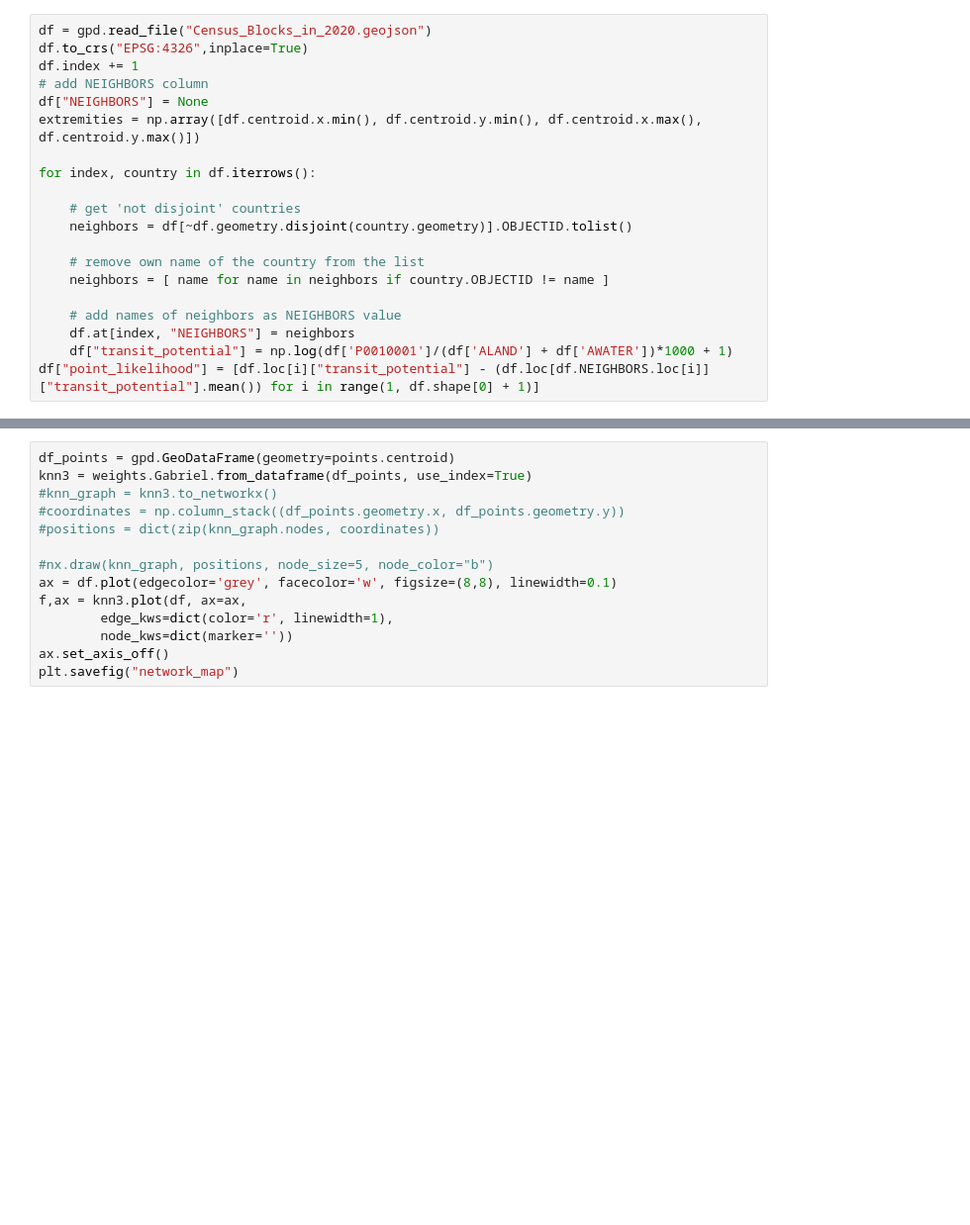
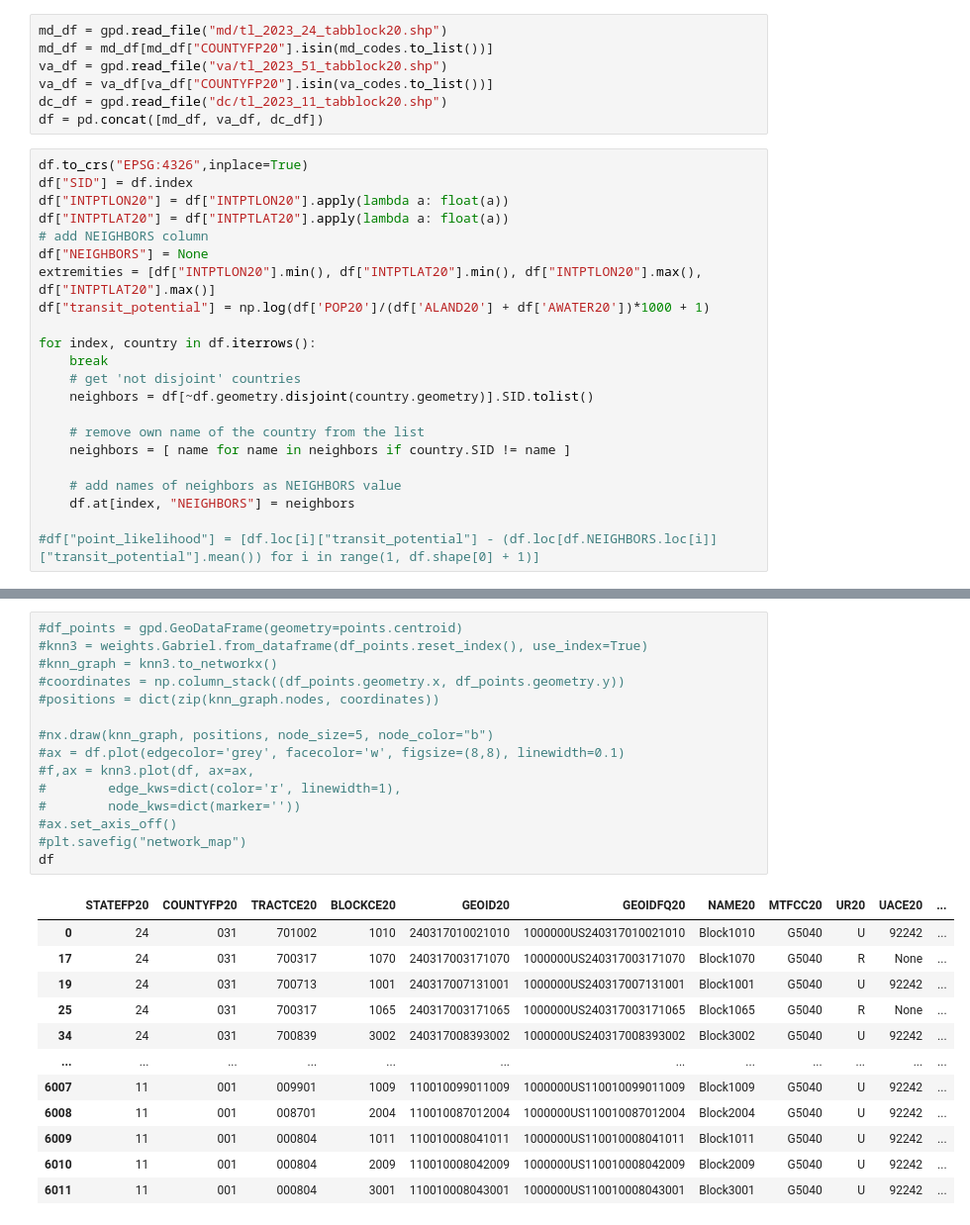
Before and after one commit to spencerrjenkins/cmsc725_wmata_map, a Jupyter notebook: eda.ipynb, the cells around one changed output, grey strips where cells are left out. Shown at 99% size. Cells and saved outputs as stored; diff of their text form; blank space fills up the shorter version.

Commit message:
New data

```diff
--- a/eda.ipynb
+++ b/eda.ipynb
@@ -25,20 +37,29 @@ def get_points(df, layers=5):
+# %%
+md_df = gpd.read_file("md/tl_2023_24_tabblock20.shp")
+md_df = md_df[md_df["COUNTYFP20"].isin(md_codes.to_list())]
+va_df = gpd.read_file("va/tl_2023_51_tabblock20.shp")
+va_df = va_df[va_df["COUNTYFP20"].isin(va_codes.to_list())]
+dc_df = gpd.read_file("dc/tl_2023_11_tabblock20.shp")
+df = pd.concat([md_df, va_df, dc_df])
 # %%
-df = gpd.read_file("Census_Blocks_in_2020.geojson")
 df.to_crs("EPSG:4326",inplace=True)
-df.index += 1
+df["SID"] = df.index
+df["INTPTLON20"] = df["INTPTLON20"].apply(lambda a: float(a))
+df["INTPTLAT20"] = df["INTPTLAT20"].apply(lambda a: float(a))
 # add NEIGHBORS column
 df["NEIGHBORS"] = None
-extremities = np.array([df.centroid.x.min(), df.centroid.y.min(), df.centroid.x.max(), df.centroid.y.max()])
+extremities = [df["INTPTLON20"].min(), df["INTPTLAT20"].min(), df["INTPTLON20"].max(), df["INTPTLAT20"].max()]
+df["transit_potential"] = np.log(df['POP20']/(df['ALAND20'] + df['AWATER20'])*1000 + 1)
 
 for index, country in df.iterrows():
-
+    break
     # get 'not disjoint' countries
-    neighbors = df[~df.geometry.disjoint(country.geometry)].OBJECTID.tolist()
+    neighbors = df[~df.geometry.disjoint(country.geometry)].SID.tolist()
 
     # remove own name of the country from the list
-    neighbors = [ name for name in neighbors if country.OBJECTID != name ]
+    neighbors = [ name for name in neighbors if country.SID != name ]
 
     # add names of neighbors as NEIGHBORS value
     df.at[index, "NEIGHBORS"] = neighbors
-    df["transit_potential"] = np.log(df['P0010001']/(df['ALAND'] + df['AWATER'])*1000 + 1)
-df["point_likelihood"] = [df.loc[i]["transit_potential"] - (df.loc[df.NEIGHBORS.loc[i]]["transit_potential"].mean()) for i in range(1, df.shape[0] + 1)]
+
+#df["point_likelihood"] = [df.loc[i]["transit_potential"] - (df.loc[df.NEIGHBORS.loc[i]]["transit_potential"].mean()) for i in range(1, df.shape[0] + 1)]
@@ -57,15 +85,28 @@ points.centroid.plot()
 # %%
-df_points = gpd.GeoDataFrame(geometry=points.centroid)
-knn3 = weights.Gabriel.from_dataframe(df_points, use_index=True)
+#df_points = gpd.GeoDataFrame(geometry=points.centroid)
+#knn3 = weights.Gabriel.from_dataframe(df_points.reset_index(), use_index=True)
 #knn_graph = knn3.to_networkx()
 #coordinates = np.column_stack((df_points.geometry.x, df_points.geometry.y))
 #positions = dict(zip(knn_graph.nodes, coordinates))
 
 #nx.draw(knn_graph, positions, node_size=5, node_color="b")
-ax = df.plot(edgecolor='grey', facecolor='w', figsize=(8,8), linewidth=0.1)
-f,ax = knn3.plot(df, ax=ax,
-        edge_kws=dict(color='r', linewidth=1),
-        node_kws=dict(marker=''))
-ax.set_axis_off()
-plt.savefig("network_map")
+#ax = df.plot(edgecolor='grey', facecolor='w', figsize=(8,8), linewidth=0.1)
+#f,ax = knn3.plot(df, ax=ax,
+#        edge_kws=dict(color='r', linewidth=1),
+#        node_kws=dict(marker=''))
+#ax.set_axis_off()
+#plt.savefig("network_map")
+df
 # %% [output]
+|  | STATEFP20 | COUNTYFP20 | TRACTCE20 | BLOCKCE20 | GEOID20 | GEOIDFQ20 | NAME20 | MTFCC20 | UR20 | UACE20 | ... |
+| 0 | 24 | 031 | 701002 | 1010 | 240317010021010 | 1000000US240317010021010 | Block1010 | G5040 | U | 92242 | ... |
+| 17 | 24 | 031 | 700317 | 1070 | 240317003171070 | 1000000US240317003171070 | Block1070 | G5040 | R | None | ... |
+| 19 | 24 | 031 | 700713 | 1001 | 240317007131001 | 1000000US240317007131001 | Block1001 | G5040 | U | 92242 | ... |
+| 25 | 24 | 031 | 700317 | 1065 | 240317003171065 | 1000000US240317003171065 | Block1065 | G5040 | R | None | ... |
+| 34 | 24 | 031 | 700839 | 3002 | 240317008393002 | 1000000US240317008393002 | Block3002 | G5040 | U | 92242 | ... |
+| ... | ... | ... | ... | ... | ... | ... | ... | ... | ... | ... | ... |
+| 6007 | 11 | 001 | 009901 | 1009 | 110010099011009 | 1000000US110010099011009 | Block1009 | G5040 | U | 92242 | ... |
+| 6008 | 11 | 001 | 008701 | 2004 | 110010087012004 | 1000000US110010087012004 | Block2004 | G5040 | U | 92242 | ... |
+| 6009 | 11 | 001 | 000804 | 1011 | 110010008041011 | 1000000US110010008041011 | Block1011 | G5040 | U | 92242 | ... |
+| 6010 | 11 | 001 | 000804 | 2009 | 110010008042009 | 1000000US110010008042009 | Block2009 | G5040 | U | 92242 | ... |
+| 6011 | 11 | 001 | 000804 | 3001 | 110010008043001 | 1000000US110010008043001 | Block3001 | G5040 | U | 92242 | ... |
```
Also changed, not shown: parts of 8 cells of this notebook.
